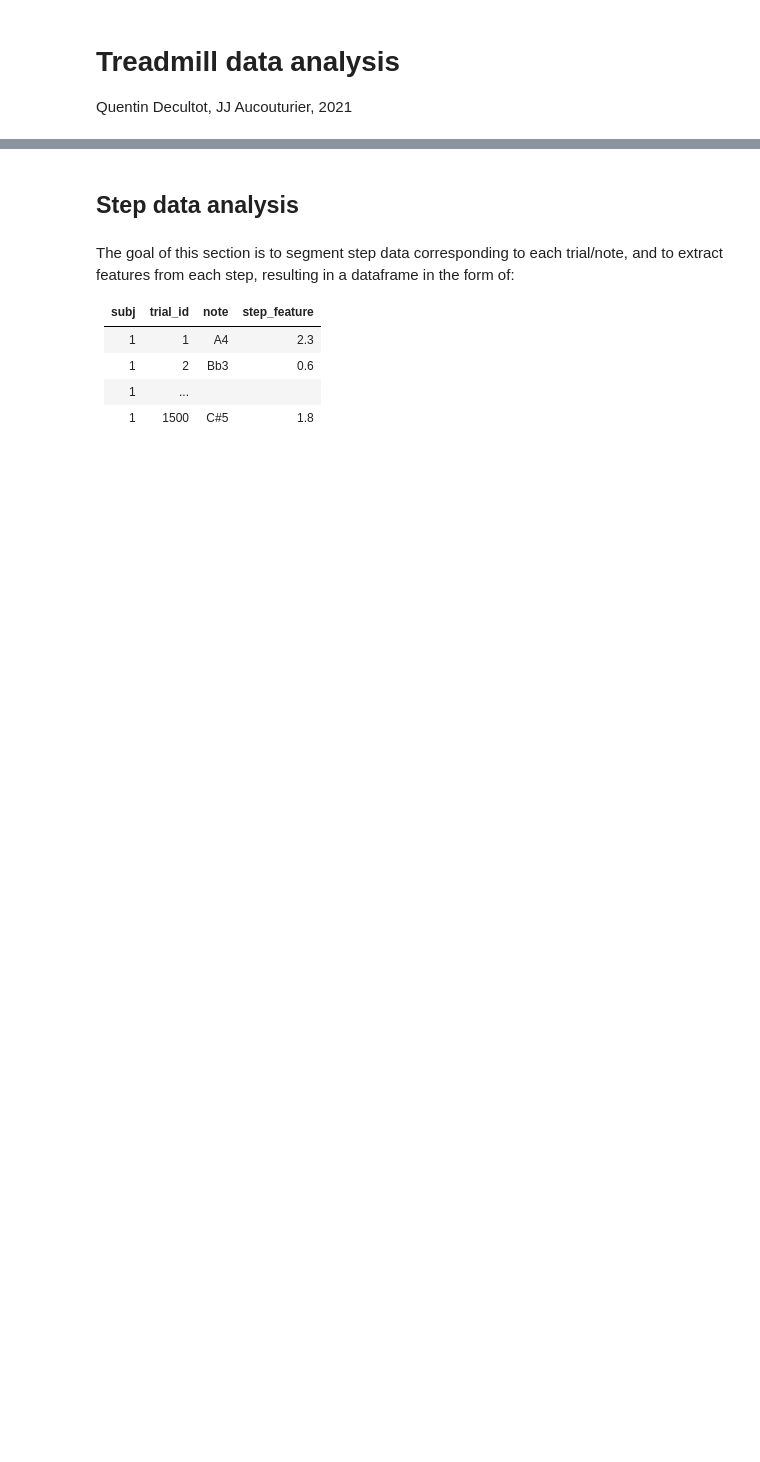
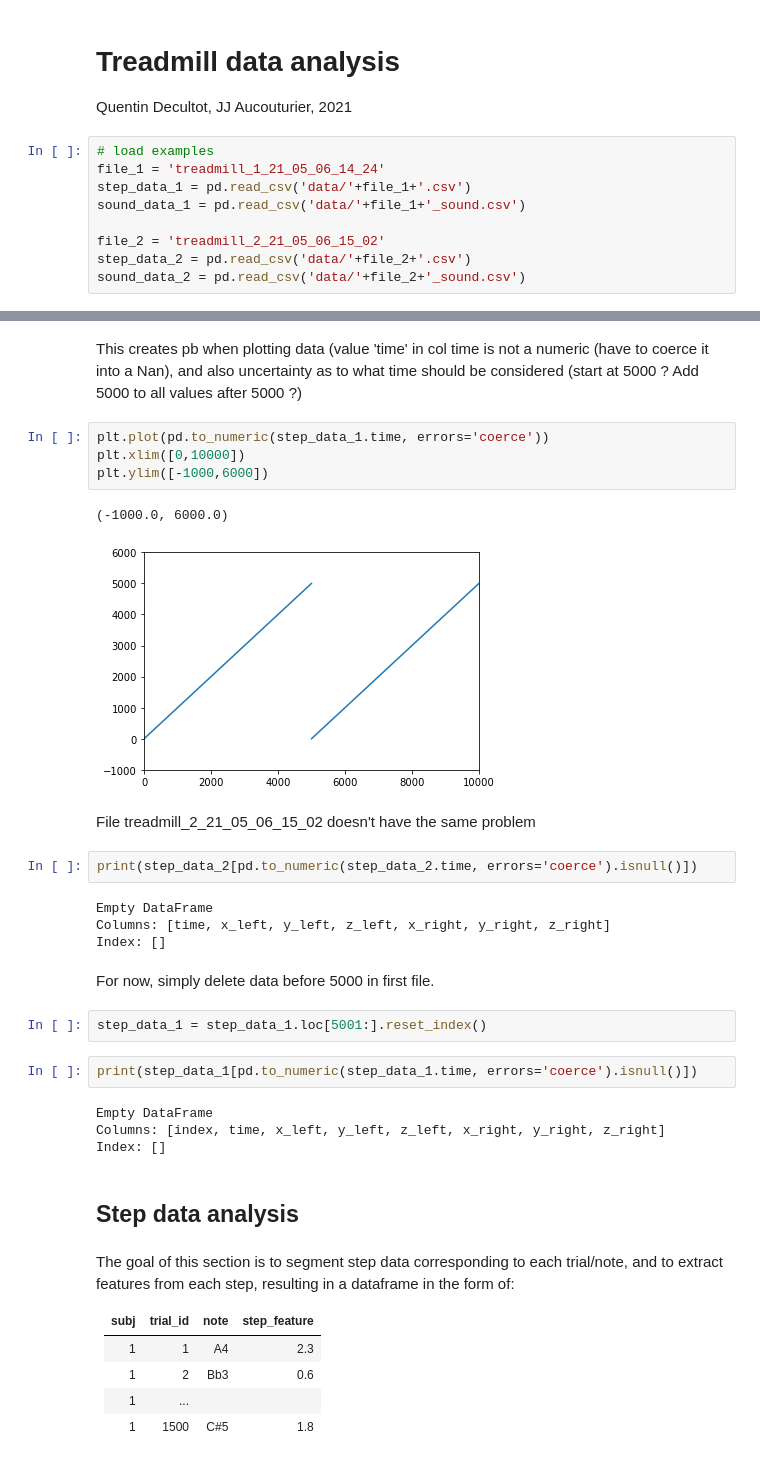
Before and after one commit to creamlab/treadmill, a Jupyter notebook: analysis/analysis.ipynb, the cells around one changed output, grey strips where cells are left out. Drawn from its saved outputs; the diff is of its cells as text; blank space fills up the shorter version.

```diff
--- a/analysis/analysis.ipynb
+++ b/analysis/analysis.ipynb
@@ -5,3 +7,12 @@ from datetime import datetime
 # %% [markdown]
 # Treadmill data analysis
 Quentin Decultot, JJ Aucouturier, 2021
+# %%
+# load examples
+file_1 = 'treadmill_1_21_05_06_14_24'
+step_data_1 = pd.read_csv('data/'+file_1+'.csv')
+sound_data_1 = pd.read_csv('data/'+file_1+'_sound.csv')
+
+file_2 = 'treadmill_2_21_05_06_15_02'
+step_data_2 = pd.read_csv('data/'+file_2+'.csv')
+sound_data_2 = pd.read_csv('data/'+file_2+'_sound.csv')
@@ -8,3 +47,30 @@ Quentin Decultot, JJ Aucouturier, 2021
+# %% [markdown]
+This creates pb when plotting data (value 'time' in col time is not a numeric (have to coerce it into a Nan), and also uncertainty as to what time should be considered (start at 5000 ? Add 5000 to all values after 5000 ?)
+# %%
+plt.plot(pd.to_numeric(step_data_1.time, errors='coerce'))
+plt.xlim([0,10000])
+plt.ylim([-1000,6000])
+# %% [output]
+(-1000.0, 6000.0)
+[figure, added]
+# %% [markdown]
+File treadmill_2_21_05_06_15_02 doesn't have the same problem
+# %%
+print(step_data_2[pd.to_numeric(step_data_2.time, errors='coerce').isnull()])
+# %% [output]
+Empty DataFrame
+Columns: [time, x_left, y_left, z_left, x_right, y_right, z_right]
+Index: []
+# %% [markdown]
+For now, simply delete data before 5000 in first file.
+# %%
+step_data_1 = step_data_1.loc[5001:].reset_index()
+# %%
+print(step_data_1[pd.to_numeric(step_data_1.time, errors='coerce').isnull()])
+# %% [output]
+Empty DataFrame
+Columns: [index, time, x_left, y_left, z_left, x_right, y_right, z_right]
+Index: []
 # %% [markdown]
 ## Step data analysis
 # %% [markdown]
```
Also changed, not shown: parts of 34 cells of this notebook.
